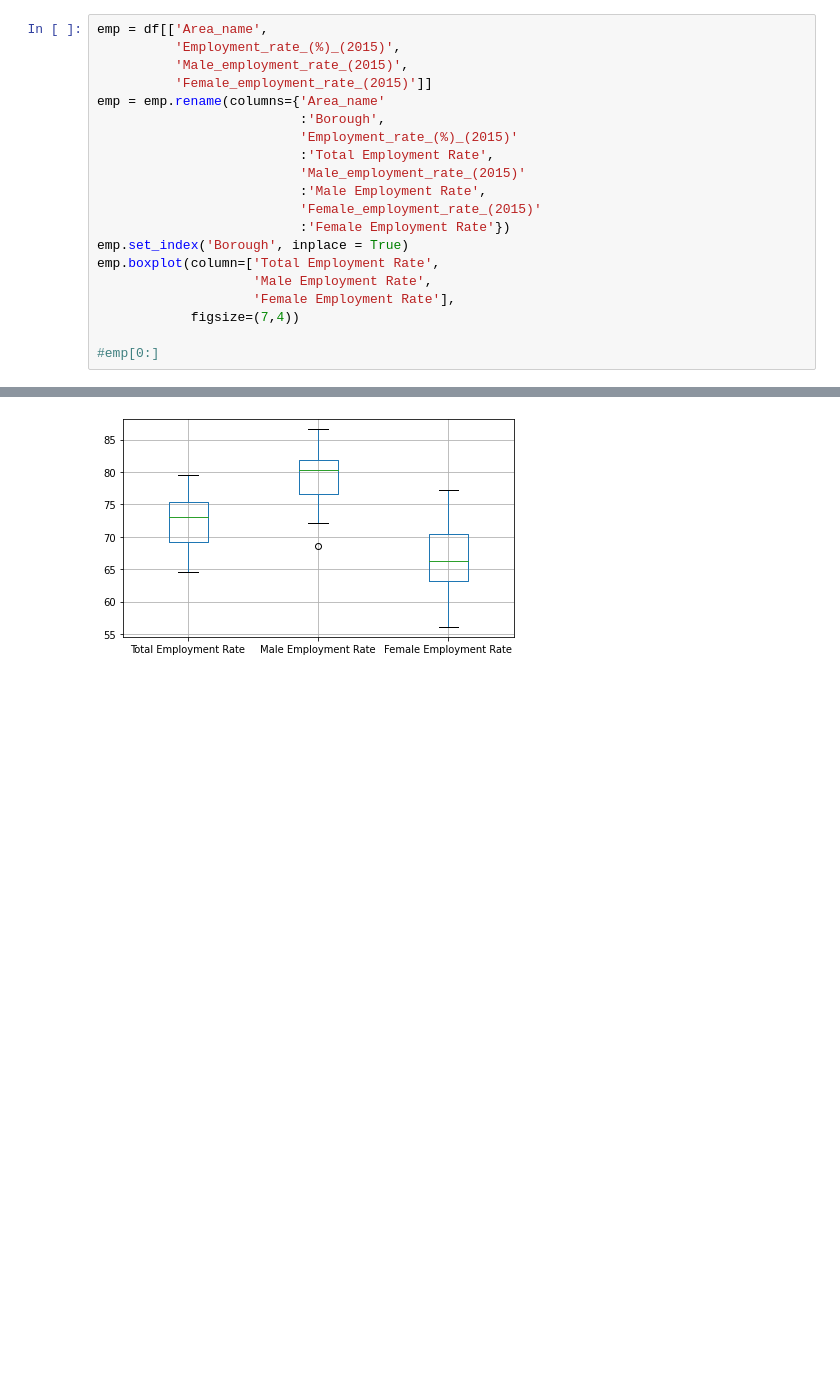
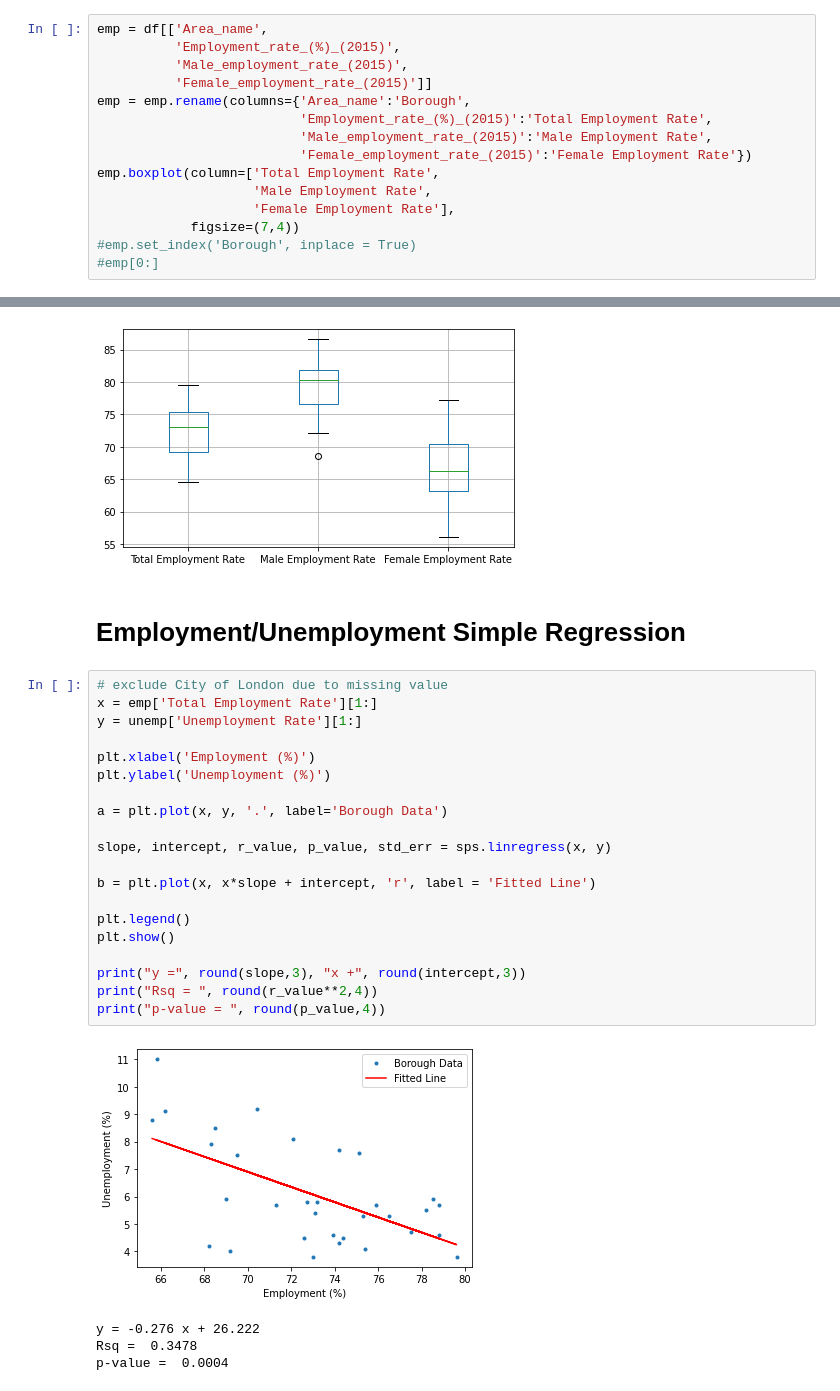
Before and after one commit to DaphneBdn/CASA0007_QM_Group_Presentation, a Jupyter notebook: prelim_data_wrangling.ipynb, the cells around one changed output, grey strips where cells are left out. Cells and saved outputs as stored; diff of their text form; blank space fills up the shorter version.

```diff
--- a/prelim_data_wrangling.ipynb
+++ b/prelim_data_wrangling.ipynb
@@ -46,21 +154,43 @@ emp = df[['Area_name',
           'Employment_rate_(%)_(2015)',
           'Male_employment_rate_(2015)',
           'Female_employment_rate_(2015)']]
-emp = emp.rename(columns={'Area_name'
-                          :'Borough',
-                          'Employment_rate_(%)_(2015)'
-                          :'Total Employment Rate',
-                          'Male_employment_rate_(2015)'
-                          :'Male Employment Rate',
-                          'Female_employment_rate_(2015)'
-                          :'Female Employment Rate'})
-emp.set_index('Borough', inplace = True)
+emp = emp.rename(columns={'Area_name':'Borough',
+                          'Employment_rate_(%)_(2015)':'Total Employment Rate',
+                          'Male_employment_rate_(2015)':'Male Employment Rate',
+                          'Female_employment_rate_(2015)':'Female Employment Rate'})
 emp.boxplot(column=['Total Employment Rate',
                     'Male Employment Rate',
                     'Female Employment Rate'],
             figsize=(7,4))
-
+#emp.set_index('Borough', inplace = True)
 #emp[0:]
 # %% [output]
 <AxesSubplot:>
 [figure]
+# %% [markdown]
+# Employment/Unemployment Simple Regression
+# %%
+# exclude City of London due to missing value
+x = emp['Total Employment Rate'][1:]
+y = unemp['Unemployment Rate'][1:]
+
+plt.xlabel('Employment (%)')
+plt.ylabel('Unemployment (%)')
+
+a = plt.plot(x, y, '.', label='Borough Data')
+
+slope, intercept, r_value, p_value, std_err = sps.linregress(x, y)
+
+b = plt.plot(x, x*slope + intercept, 'r', label = 'Fitted Line')
+
+plt.legend()
+plt.show()
+
+print("y =", round(slope,3), "x +", round(intercept,3))
+print("Rsq = ", round(r_value**2,4))
+print("p-value = ", round(p_value,4))
+# %% [output]
+[figure, added]
+y = -0.276 x + 26.222
+Rsq =  0.3478
+p-value =  0.0004
```
Also changed, not shown: parts of 11 cells of this notebook.
